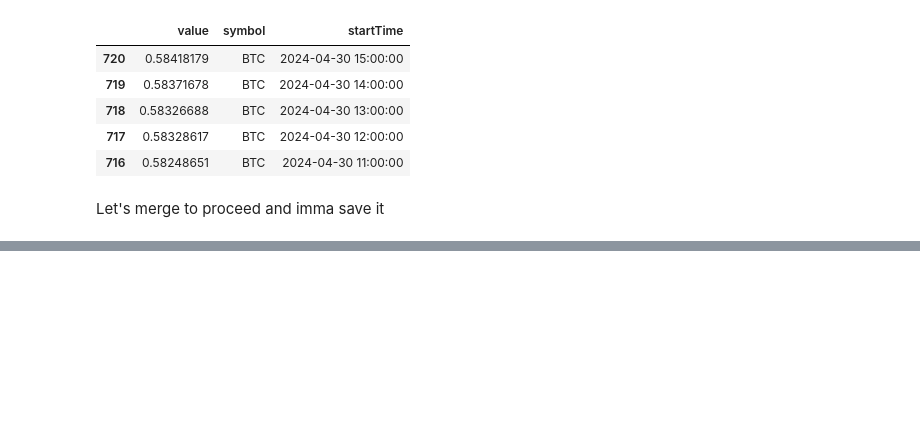
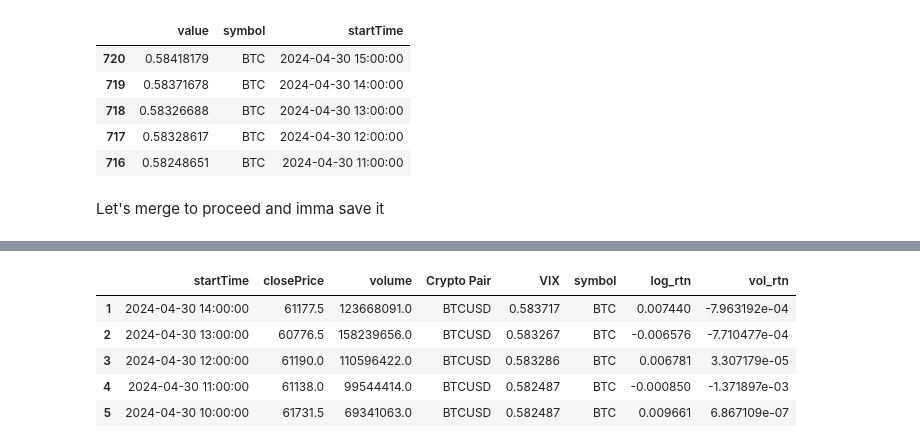
Before and after one commit to Gruntrexpewrus/TradersPlayground, a Jupyter notebook: Python4Finance/how_to_preprocess_data_crypto.ipynb, the cells around one changed output, grey strips where cells are left out. Saved outputs shown, nothing was run; the diff lists cells and outputs as text; code cells hidden in the pictures; blank space fills up the shorter version.

```diff
--- a/Python4Finance/how_to_preprocess_data_crypto.ipynb
+++ b/Python4Finance/how_to_preprocess_data_crypto.ipynb
@@ -230,2 +235,11 @@ df_volatility['vol_rtn'] = np.log(df_volatility.vix / df_volatility.vix.shift(1)
 
 df_volatility.dropna(how='any', axis=0, inplace=True)
+# %%
+df_volatility.head()
+# %% [output]
+|  | startTime | closePrice | volume | Crypto Pair | VIX | symbol | log_rtn | vol_rtn |
+| 1 | 2024-04-30 14:00:00 | 61177.5 | 123668091.0 | BTCUSD | 0.583717 | BTC | 0.007440 | -7.963192e-04 |
+| 2 | 2024-04-30 13:00:00 | 60776.5 | 158239656.0 | BTCUSD | 0.583267 | BTC | -0.006576 | -7.710477e-04 |
+| 3 | 2024-04-30 12:00:00 | 61190.0 | 110596422.0 | BTCUSD | 0.583286 | BTC | 0.006781 | 3.307179e-05 |
+| 4 | 2024-04-30 11:00:00 | 61138.0 | 99544414.0 | BTCUSD | 0.582487 | BTC | -0.000850 | -1.371897e-03 |
+| 5 | 2024-04-30 10:00:00 | 61731.5 | 69341063.0 | BTCUSD | 0.582487 | BTC | 0.009661 | 6.867109e-07 |
```
Also changed, not shown: parts of 7 cells of this notebook.
